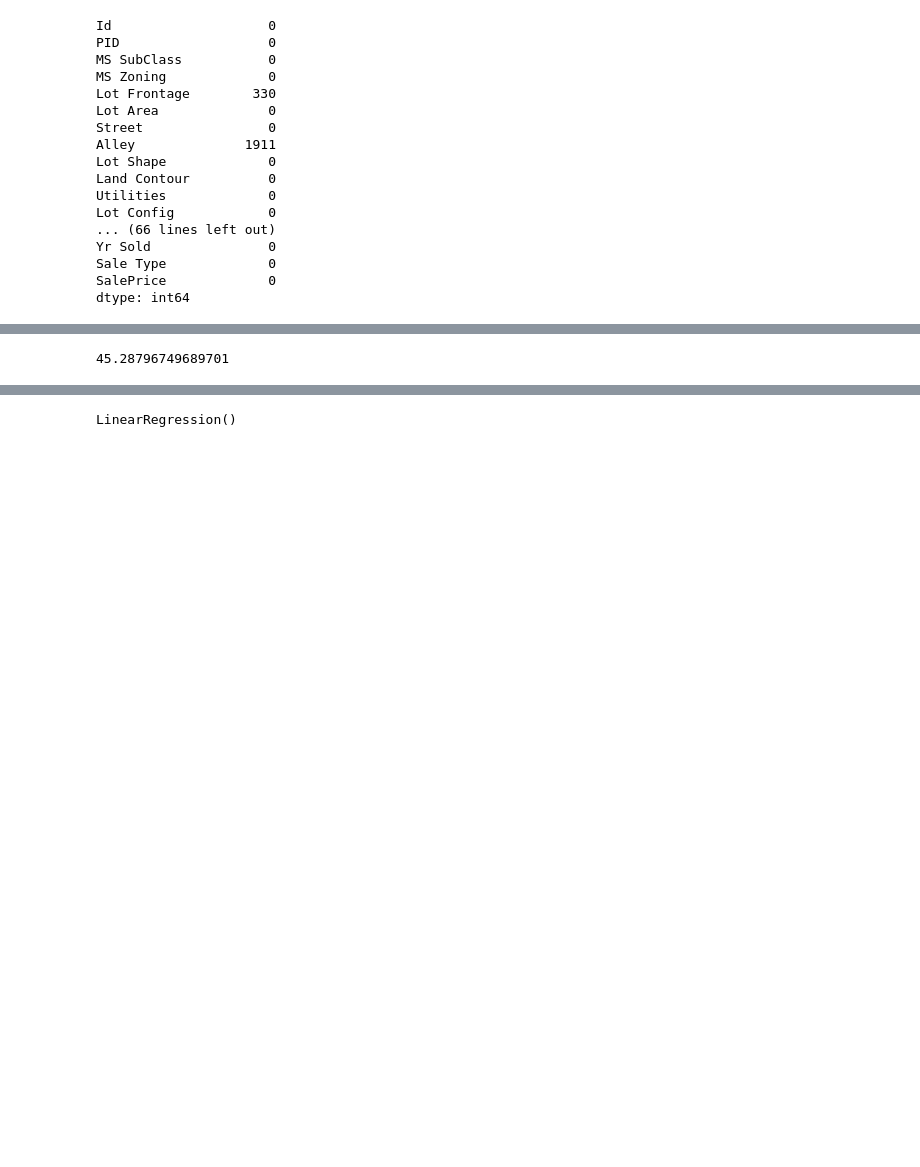
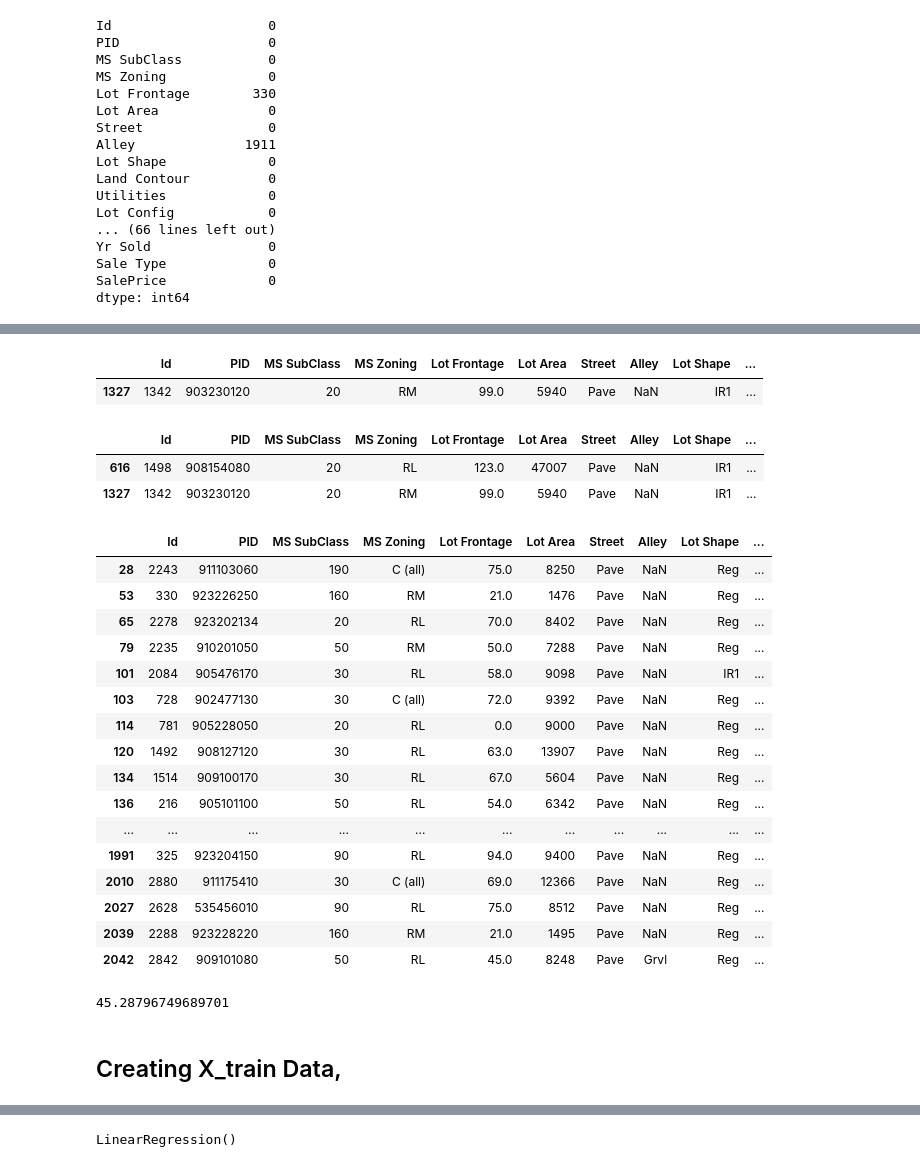
Before and after one commit to ethankuehl/Kaggle_housing_price_predictor, a Jupyter notebook: Ethan-Kuehl-Project-2.ipynb, the cells around one changed output, grey strips where cells are left out. Cells and saved outputs as stored; diff of their text form; code cells hidden in the pictures; blank space fills up the shorter version.

```diff
--- a/Ethan-Kuehl-Project-2.ipynb
+++ b/Ethan-Kuehl-Project-2.ipynb
@@ -93,0 +305,21 @@ df[df['Lot Frontage'].isna()]
+# %%
+# Filling with 0's because most likely no veneer area
+df['Mas Vnr Area'] = df['Mas Vnr Area'].fillna(0)
+# %%
+# Does not have a basement
+df[df['BsmtFin SF 1'].isna()]
+# %% [output]
+|  | Id | PID | MS SubClass | MS Zoning | Lot Frontage | Lot Area | Street | Alley | Lot Shape | ... |
+| 1327 | 1342 | 903230120 | 20 | RM | 99.0 | 5940 | Pave | NaN | IR1 | ... |
+# %%
+df['BsmtFin SF 1'] = df['BsmtFin SF 1'].fillna(0)
+df['BsmtFin SF 2'] = df['BsmtFin SF 2'].fillna(0)
+df['Bsmt Unf SF'] = df['Bsmt Unf SF'].fillna(0)
+df['Total Bsmt SF'] = df['Total Bsmt SF'].fillna(0)
+# %%
+# Both Bsmt Full Bath and Bsmt Half Bath are null because there is not a basement in that house
+df[df['Bsmt Full Bath'].isna()]
+# %% [output]
+|  | Id | PID | MS SubClass | MS Zoning | Lot Frontage | Lot Area | Street | Alley | Lot Shape | ... |
+| 616 | 1498 | 908154080 | 20 | RL | 123.0 | 47007 | Pave | NaN | IR1 | ... |
+| 1327 | 1342 | 903230120 | 20 | RM | 99.0 | 5940 | Pave | NaN | IR1 | ... |
@@ -93,0 +329,21 @@ df[df['Lot Frontage'].isna()]
+# %%
+# All null Garage Yr Blt have no garages
+df[df['Garage Yr Blt'].isna()]
+# %% [output]
+|  | Id | PID | MS SubClass | MS Zoning | Lot Frontage | Lot Area | Street | Alley | Lot Shape | ... |
+| 28 | 2243 | 911103060 | 190 | C (all) | 75.0 | 8250 | Pave | NaN | Reg | ... |
+| 53 | 330 | 923226250 | 160 | RM | 21.0 | 1476 | Pave | NaN | Reg | ... |
+| 65 | 2278 | 923202134 | 20 | RL | 70.0 | 8402 | Pave | NaN | Reg | ... |
+| 79 | 2235 | 910201050 | 50 | RM | 50.0 | 7288 | Pave | NaN | Reg | ... |
+| 101 | 2084 | 905476170 | 30 | RL | 58.0 | 9098 | Pave | NaN | IR1 | ... |
+| 103 | 728 | 902477130 | 30 | C (all) | 72.0 | 9392 | Pave | NaN | Reg | ... |
+| 114 | 781 | 905228050 | 20 | RL | 0.0 | 9000 | Pave | NaN | Reg | ... |
+| 120 | 1492 | 908127120 | 30 | RL | 63.0 | 13907 | Pave | NaN | Reg | ... |
+| 134 | 1514 | 909100170 | 30 | RL | 67.0 | 5604 | Pave | NaN | Reg | ... |
+| 136 | 216 | 905101100 | 50 | RL | 54.0 | 6342 | Pave | NaN | Reg | ... |
+| ... | ... | ... | ... | ... | ... | ... | ... | ... | ... | ... |
+| 1991 | 325 | 923204150 | 90 | RL | 94.0 | 9400 | Pave | NaN | Reg | ... |
+| 2010 | 2880 | 911175410 | 30 | C (all) | 69.0 | 12366 | Pave | NaN | Reg | ... |
+| 2027 | 2628 | 535456010 | 90 | RL | 75.0 | 8512 | Pave | NaN | Reg | ... |
+| 2039 | 2288 | 923228220 | 160 | RM | 21.0 | 1495 | Pave | NaN | Reg | ... |
+| 2042 | 2842 | 909101080 | 50 | RL | 45.0 | 8248 | Pave | Grvl | Reg | ... |
@@ -96,3 +354,5 @@ df[df['Lot Frontage'].isna()]
 np.sqrt(2051)
 # %% [output]
 45.28796749689701
+# %% [markdown]
+##  Creating X_train Data,
```
Also changed, not shown: parts of 71 cells of this notebook, 11 other files.
